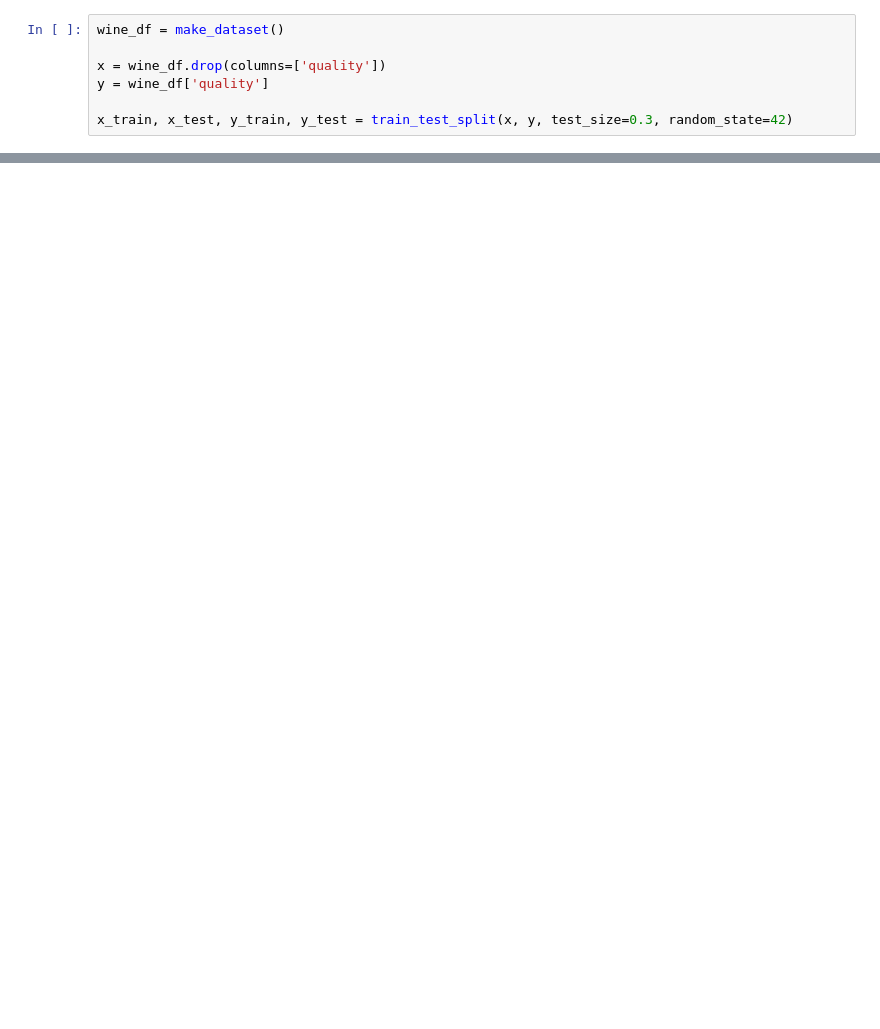
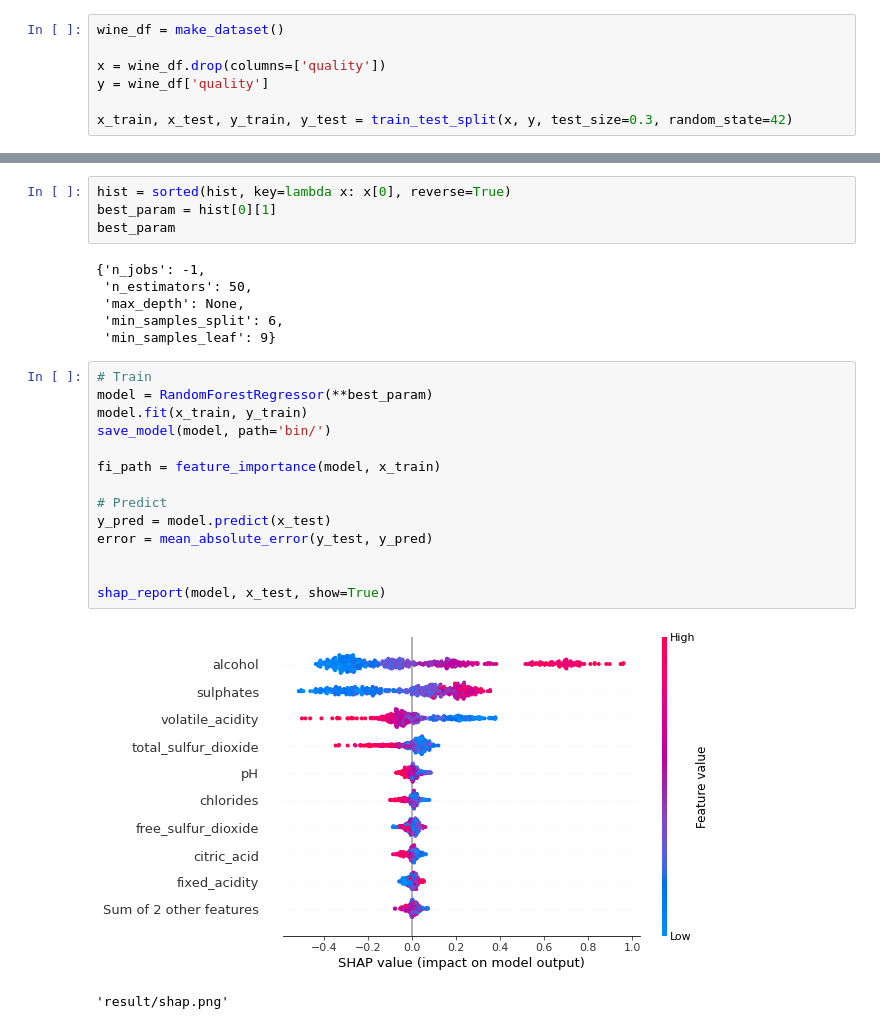
Before and after one commit to DanielCastriani/Red-Wine-Quality, a Jupyter notebook: notebooks/model_regression.ipynb, the cells around one changed output, grey strips where cells are left out. Cells and saved outputs as stored; diff of their text form; blank space fills up the shorter version.

```diff
--- a/notebooks/model_regression.ipynb
+++ b/notebooks/model_regression.ipynb
@@ -111,0 +111,27 @@ KeyboardInterrupt:
+# %%
+hist = sorted(hist, key=lambda x: x[0], reverse=True)
+best_param = hist[0][1]
+best_param
+# %% [output]
+{'n_jobs': -1,
+ 'n_estimators': 50,
+ 'max_depth': None,
+ 'min_samples_split': 6,
+ 'min_samples_leaf': 9}
+# %%
+# Train
+model = RandomForestRegressor(**best_param)
+model.fit(x_train, y_train)
+save_model(model, path='bin/')
+
+fi_path = feature_importance(model, x_train)
+
+# Predict
+y_pred = model.predict(x_test)
+error = mean_absolute_error(y_test, y_pred)
+
+
+shap_report(model, x_test, show=True)
+# %% [output]
+[figure, added]
+'result/shap.png'
```
Also changed, not shown: parts of 7 cells of this notebook, 6 other files.
